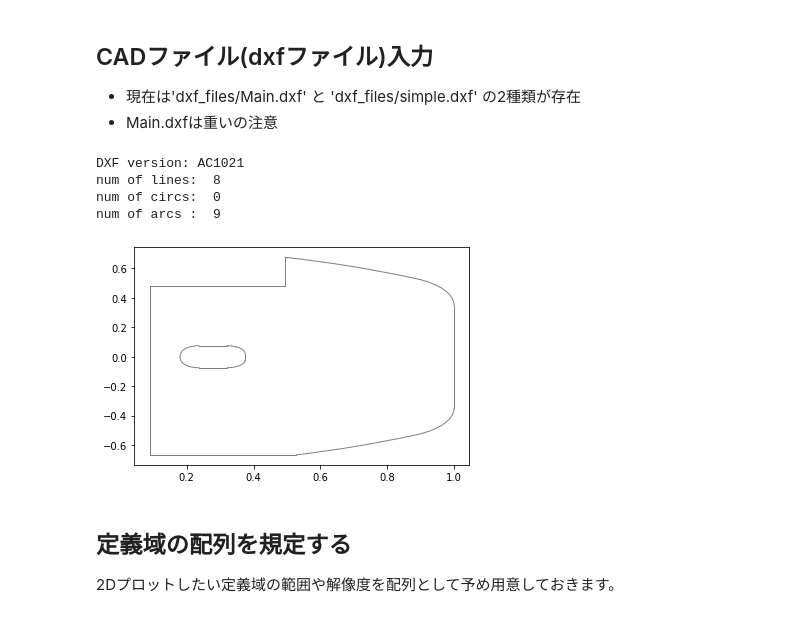
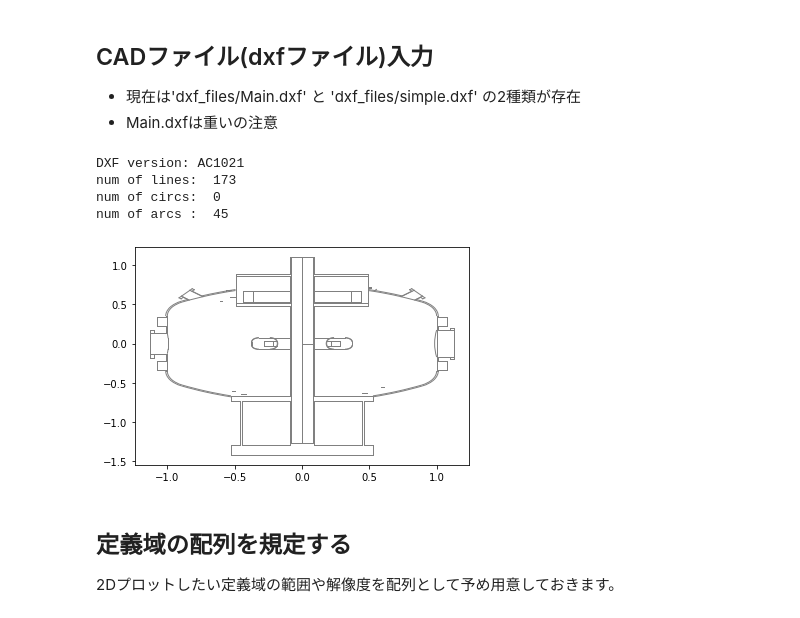
Before and after one commit to UedaKenji/rt1plotpy, a Jupyter notebook: rt1_plot_example.ipynb, the cells around one changed output. Cells and saved outputs as stored; diff of their text form; code cells hidden in the pictures.

```diff
--- a/rt1_plot_example.ipynb
+++ b/rt1_plot_example.ipynb
@@ -9,16 +8,16 @@ import frame
 - 現在は'dxf_files/Main.dxf' と 'dxf_files/simple.dxf' の2種類が存在
 - Main.dxfは重いの注意
 # %%
-RT1_frame = frame.dxf_importer('dxf_files/simple.dxf')
+RT1_frame = frame.dxf_importer('dxf_files/Main.dxf')
 
 fig,ax = plt.subplots()
 RT1_frame.append_frame(ax)
 # %% [output]
 DXF version: AC1021
-num of lines:  8
+num of lines:  173
 num of circs:  0
-num of arcs :  9
+num of arcs :  45
-[figure, old version]
+[figure, new version]
 # %% [markdown]
 ## 定義域の配列を規定する
 2Dプロットしたい定義域の範囲や解像度を配列として予め用意しておきます。
```
Also changed, not shown: parts of 8 cells of this notebook, 2 other files.
